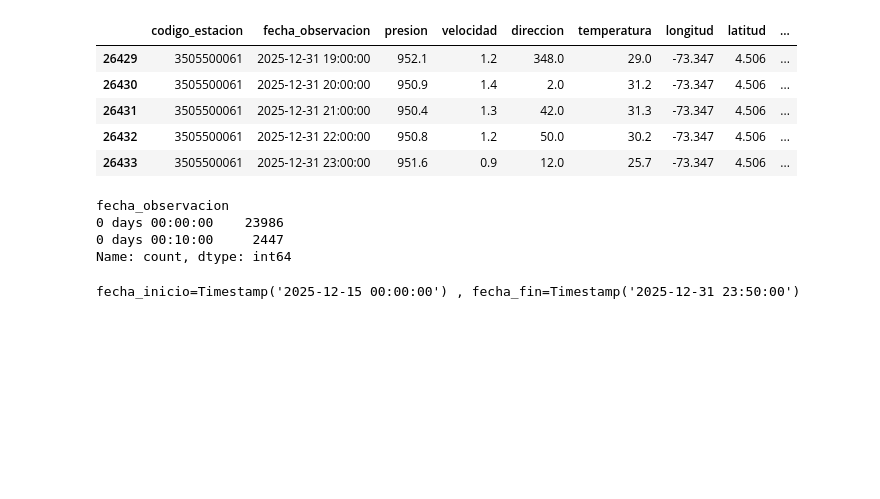
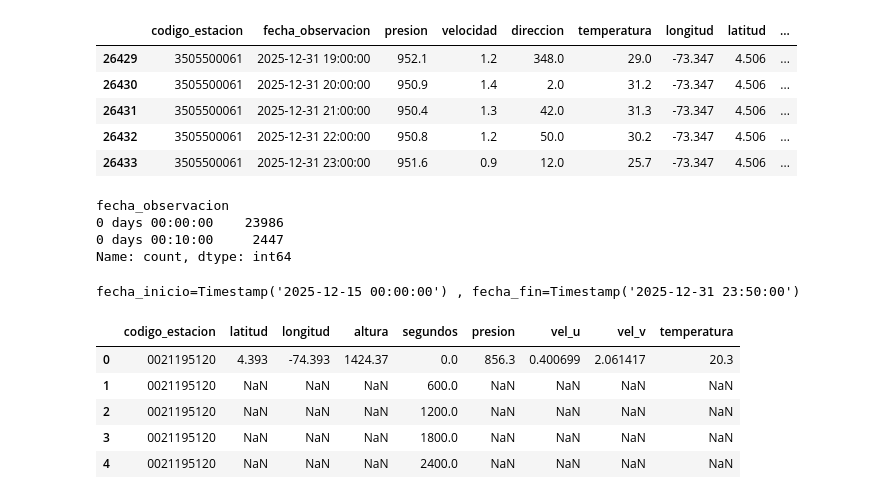
Before and after one commit to sagomeza1/pinns, a Jupyter notebook: cuadernos/preprocesamiento.ipynb, the cells around one changed output. Cells and saved outputs as stored; diff of their text form; code cells hidden in the pictures; blank space fills up the shorter version.

```diff
--- a/cuadernos/preprocesamiento.ipynb
+++ b/cuadernos/preprocesamiento.ipynb
@@ -317,6 +317,34 @@ fecha_inicio=Timestamp('2025-12-15 00:00:00') , fecha_fin=Timestamp('2025-12-31
 # %%
 base_estacion_fechas = pd.DataFrame({"codigo_estacion":estaciones, "fecha_observacion":fechas})
 wsdata_full = pd.merge(left=base_estacion_fechas, right=wsdata, on=["codigo_estacion", "fecha_observacion"], how="left")
+# %%
+wsdata_full = wsdata_full.sort_values(["codigo_estacion", "fecha_observacion"]).reset_index(drop=True)
+# %%
+wsdata_full["vel_u"] = wsdata_full.apply(lambda df: df["velocidad"] * np.sin(np.pi*(df["direccion"]/180)), axis=1)
+wsdata_full["vel_v"] = wsdata_full.apply(lambda df: df["velocidad"] * np.cos(np.pi*(df["direccion"]/180)), axis=1)
+# %%
+wsdata_full["segundos"] = (wsdata_full["fecha_observacion"] - fecha_inicio) / np.timedelta64(1, 's')
+# %%
+wsdata_full = wsdata_full[[
+    'codigo_estacion',
+    'latitud',
+    'longitud',
+    'altura',
+    'segundos',
+    'presion',
+    'vel_u',
+    'vel_v',
+    'temperatura',
+]].copy()
+# %%
+wsdata_full.head()
+# %% [output]
+|  | codigo_estacion | latitud | longitud | altura | segundos | presion | vel_u | vel_v | temperatura |
+| 0 | 0021195120 | 4.393 | -74.393 | 1424.37 | 0.0 | 856.3 | 0.400699 | 2.061417 | 20.3 |
+| 1 | 0021195120 | NaN | NaN | NaN | 600.0 | NaN | NaN | NaN | NaN |
+| 2 | 0021195120 | NaN | NaN | NaN | 1200.0 | NaN | NaN | NaN | NaN |
+| 3 | 0021195120 | NaN | NaN | NaN | 1800.0 | NaN | NaN | NaN | NaN |
+| 4 | 0021195120 | NaN | NaN | NaN | 2400.0 | NaN | NaN | NaN | NaN |
 # %%
 path_save_wsdata = Path().cwd().parent / "data" / "raw" / "em_cundinamarca_251212_251231.parquet"
 path_save_wsdata_full = Path().cwd().parent / "data" / "raw" / "em_cundinamarca_251212_251231_full.parquet"
```
Also changed, not shown: 1 other file.
